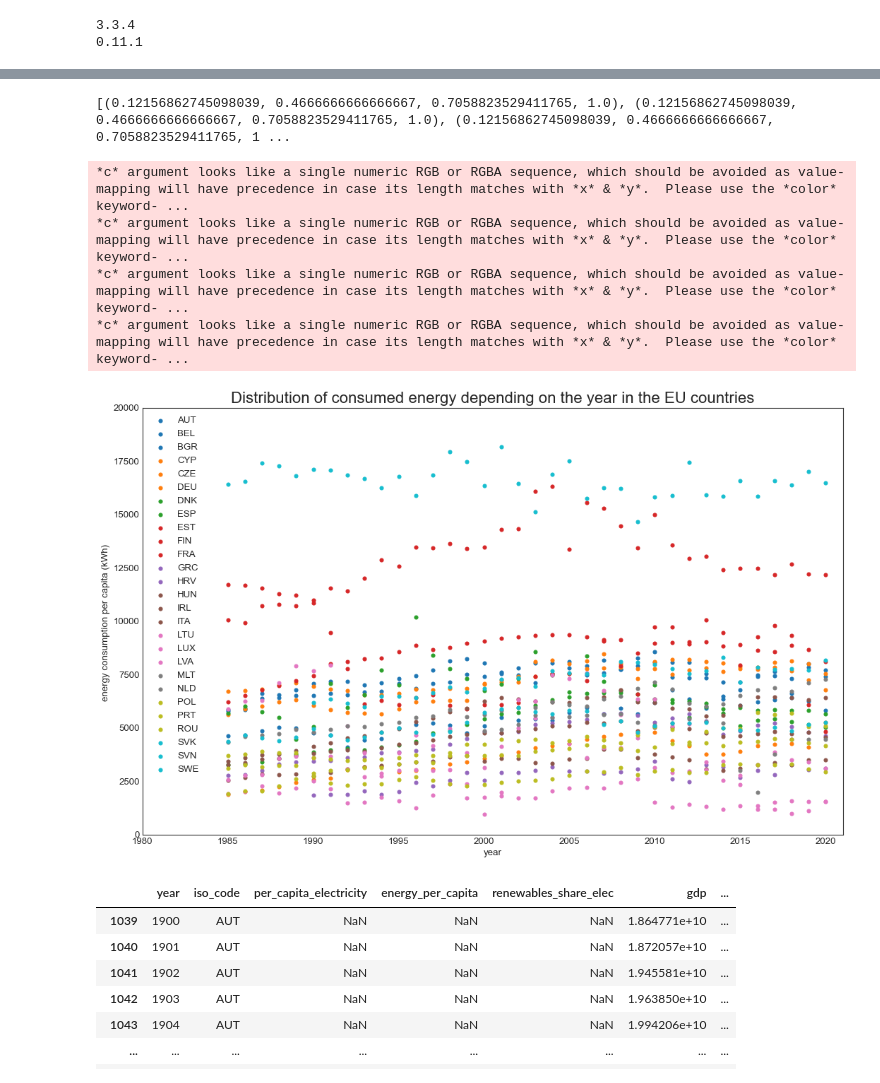
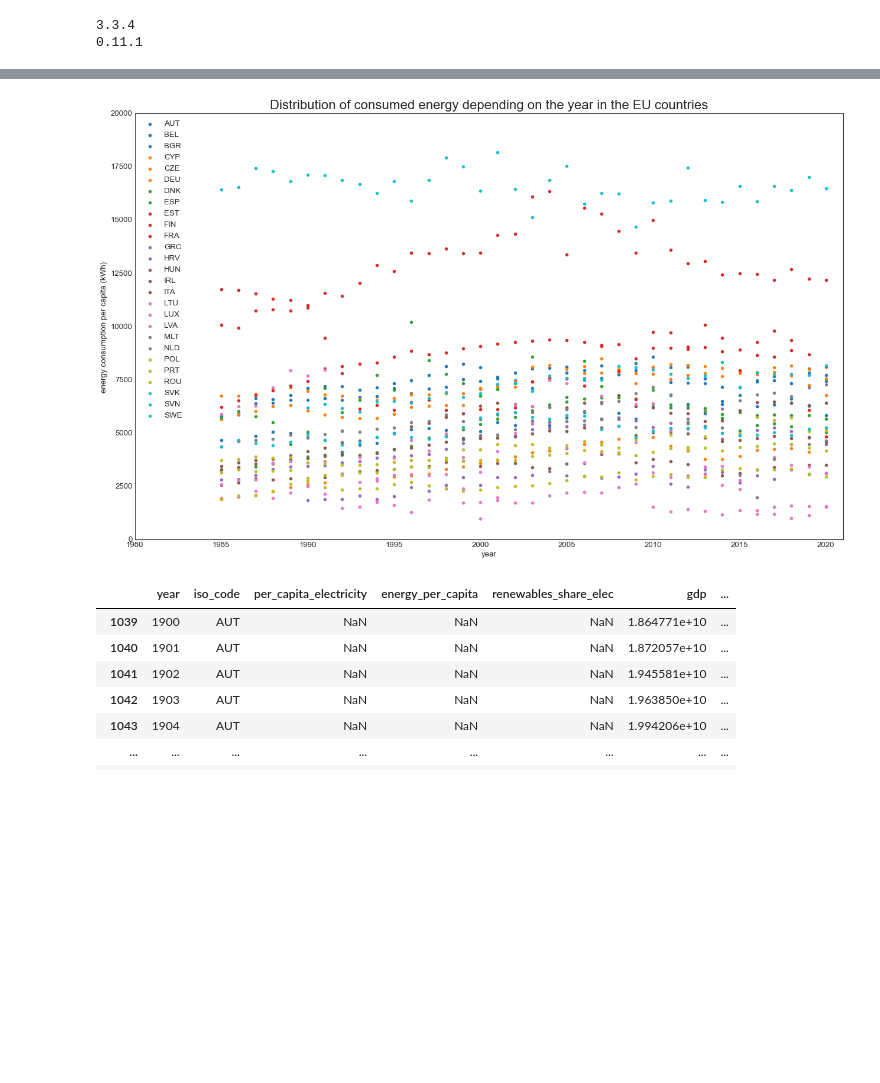
Before and after one commit to TimoKoski/IDS_project, a Jupyter notebook: IDS_group_notebook.ipynb, the cells around one changed output, grey strips where cells are left out. Saved outputs shown, nothing was run; the diff lists cells and outputs as text; code cells hidden in the pictures; blank space fills up the shorter version.

```diff
--- a/IDS_group_notebook.ipynb
+++ b/IDS_group_notebook.ipynb
@@ -362,11 +360,12 @@ categories = np.unique(eu_energy['iso_code'])
 colors = [plt.cm.tab10(i/float(len(categories)-1)) for i in range(len(categories))]
 # Draw Plot for Each Category
 plt.figure(figsize=(16, 10), dpi= 80, facecolor='w', edgecolor='k')
-
 for i, category in enumerate(categories):
+    a=colors[i]
+    arr = np.asarray(a)
     plt.scatter('year', 'per_capita_electricity',
                 data=eu_energy.loc[eu_energy.iso_code==category, :],
-                s=20, c=colors[i], label=str(category))
+                s=20, c=arr.reshape(1,-1), label=str(category))
 
 # Decorations
 plt.gca().set(xlim=(1980, 2021),ylim=(0, 20000),
@@ -397,9 +379,4 @@ plt.show()
-[(0.12156862745098039, 0.4666666666666667, 0.7058823529411765, 1.0), (0.12156862745098039, 0.4666666666666667, 0.7058823529411765, 1.0), (0.12156862745098039, 0.4666666666666667, 0.7058823529411765, 1 ...
-*c* argument looks like a single numeric RGB or RGBA sequence, which should be avoided as value-mapping will have precedence in case its length matches with *x* & *y*.  Please use the *color* keyword- ...
-*c* argument looks like a single numeric RGB or RGBA sequence, which should be avoided as value-mapping will have precedence in case its length matches with *x* & *y*.  Please use the *color* keyword- ...
-*c* argument looks like a single numeric RGB or RGBA sequence, which should be avoided as value-mapping will have precedence in case its length matches with *x* & *y*.  Please use the *color* keyword- ...
-*c* argument looks like a single numeric RGB or RGBA sequence, which should be avoided as value-mapping will have precedence in case its length matches with *x* & *y*.  Please use the *color* keyword- ...
-[figure, old version]
+[figure, new version]
 # %%
 eu_energy
 # %% [output]
```
Also changed, not shown: parts of 9 cells of this notebook, 2 other files.
